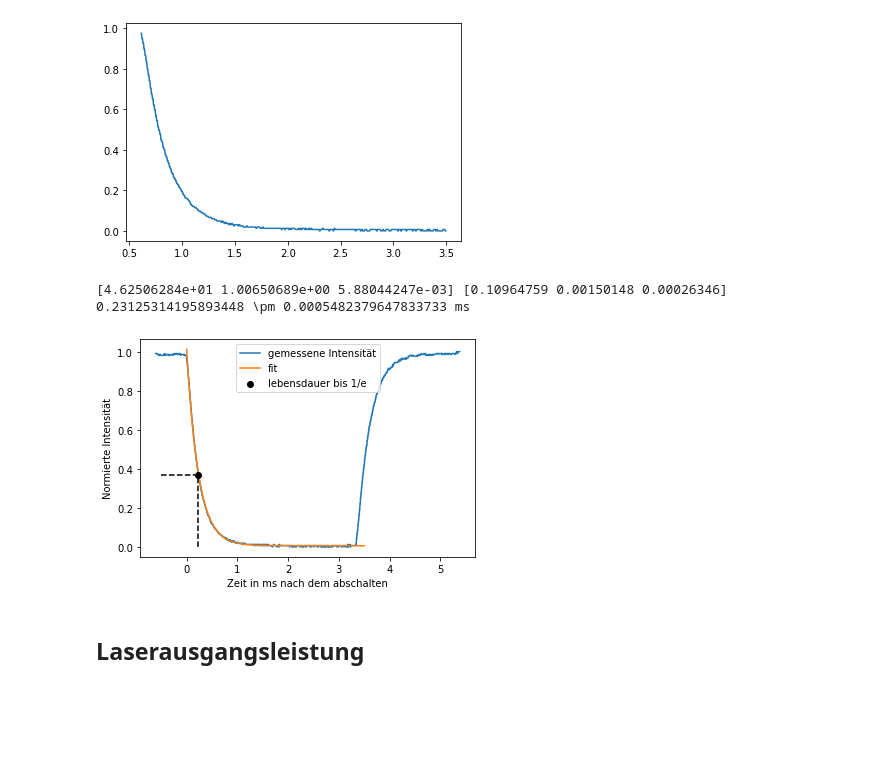
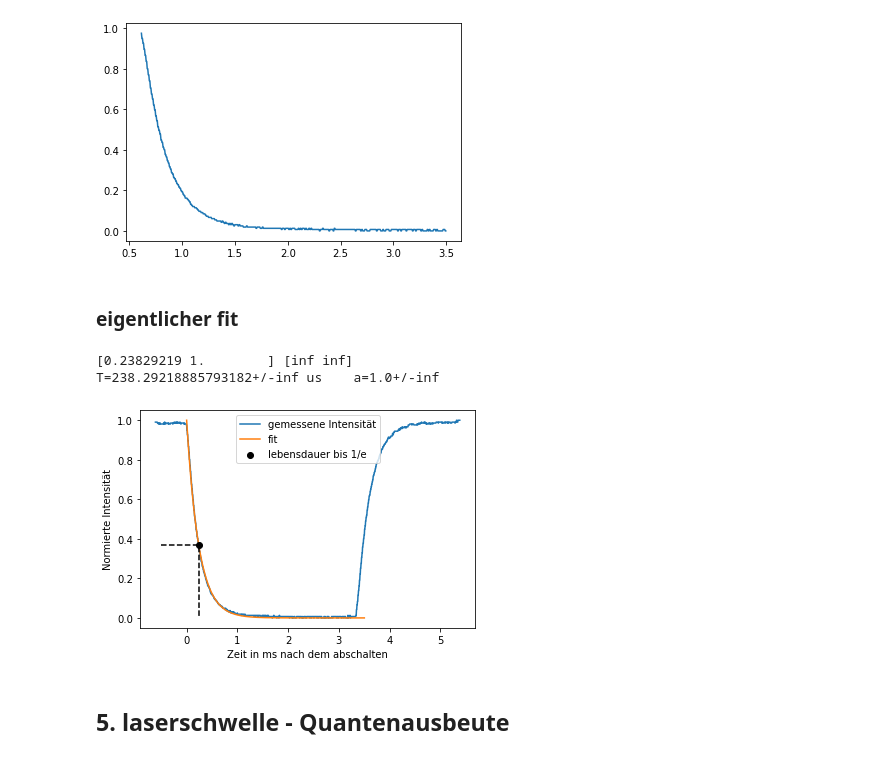
Before and after one commit to emhl/FP1, a Jupyter notebook: ndYAK-laser.ipynb, the cells around one changed output. Saved outputs shown, nothing was run; the diff lists cells and outputs as text; code cells hidden in the pictures; blank space fills up the shorter version.

```diff
--- a/ndYAK-laser.ipynb
+++ b/ndYAK-laser.ipynb
@@ -156,34 +194,36 @@ plt.plot(lt['Sequence'][a:b]*timeinterval*1e3,lt_intensitaet[a:b])
 # %% [output]
 [<matplotlib.lines.Line2D at 0x...>]
 [figure]
+# %% [markdown]
+### eigentlicher fit
 # %%
-x,y = lt['Sequence'][a:b]-a,lt_intensitaet[a:b]
+x,y = (lt['Sequence'][a:b]-a)*timeinterval*1e3,lt_intensitaet[a:b]
 plt.plot((lt['Sequence']-a)*timeinterval*1e3,lt_intensitaet,label="gemessene Intensität")
-def fit(x,T,a,c):
-    return a*np.exp(-x/T) + c
+def fit(x,T,a):
+    return np.exp(-x/T)
 
 c, cov = curve_fit(fit,x,y)
 perr = np.sqrt(np.diag(cov))
+T = c[0]
+uT =perr[0]
 print(c,perr)
-T = c[0]*timeinterval*1e3
-uT =perr[0]*timeinterval*1e3
-print(f"{T} \pm {uT} ms")
+print(f"T={un.ufloat(c[0],perr[0])*1e3} us \t a={un.ufloat(c[1],perr[1])}")
 
-x1 = np.linspace(0,700,500)
-y1 = fit(x1, c[0],c[1],c[2])
-plt.plot(x1*timeinterval*1e3,y1,label="fit")
-plt.scatter(c[0]*timeinterval*1e3,1/math.e,c="k",zorder=5,label="lebensdauer bis 1/e")
+x1 = np.linspace(0,700,500)*timeinterval*1e3
+y1 = fit(x1, c[0],c[1])
+plt.plot(x1,y1,label="fit")
+plt.scatter(c[0],1/math.e,c="k",zorder=5,label="lebensdauer bis 1/e")
 plt.plot([-.5,T,T],[1/math.e,1/math.e,0],c="k", ls='--')
 plt.xlabel('Zeit in ms nach dem abschalten')
 plt.ylabel('Normierte Intensität')
 plt.legend()
 plt.savefig("ndYAK-Laser/output/lifetime.svg")
 # %% [output]
-[4.62506284e+01 1.00650689e+00 5.88044247e-03] [0.10964759 0.00150148 0.00026346]
-0.23125314195893448 \pm 0.0005482379647833733 ms
+[0.23829219 1.        ] [inf inf]
+T=238.29218885793182+/-inf us    a=1.0+/-inf
-[figure, old version]
+[figure, new version]
 # %% [markdown]
-## Laserausgangsleistung
+## 5. laserschwelle - Quantenausbeute
 # %%
 leistung = pd.read_csv("ndYAK-Laser/data/ausgangsleistung.tsv",sep='\t',decimal=",")
 leistung
```
Also changed, not shown: parts of 14 cells of this notebook, 9 other files.
